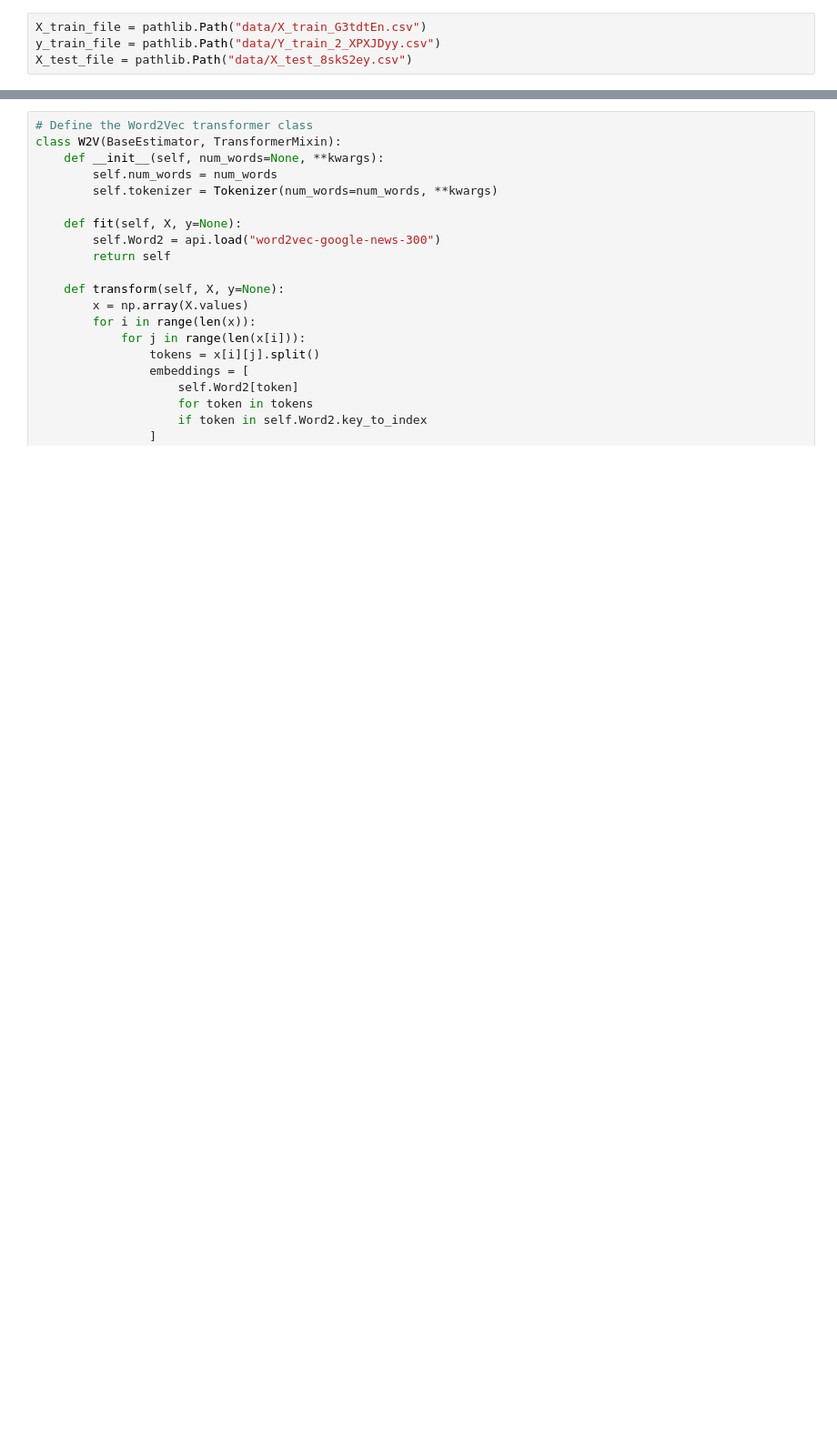
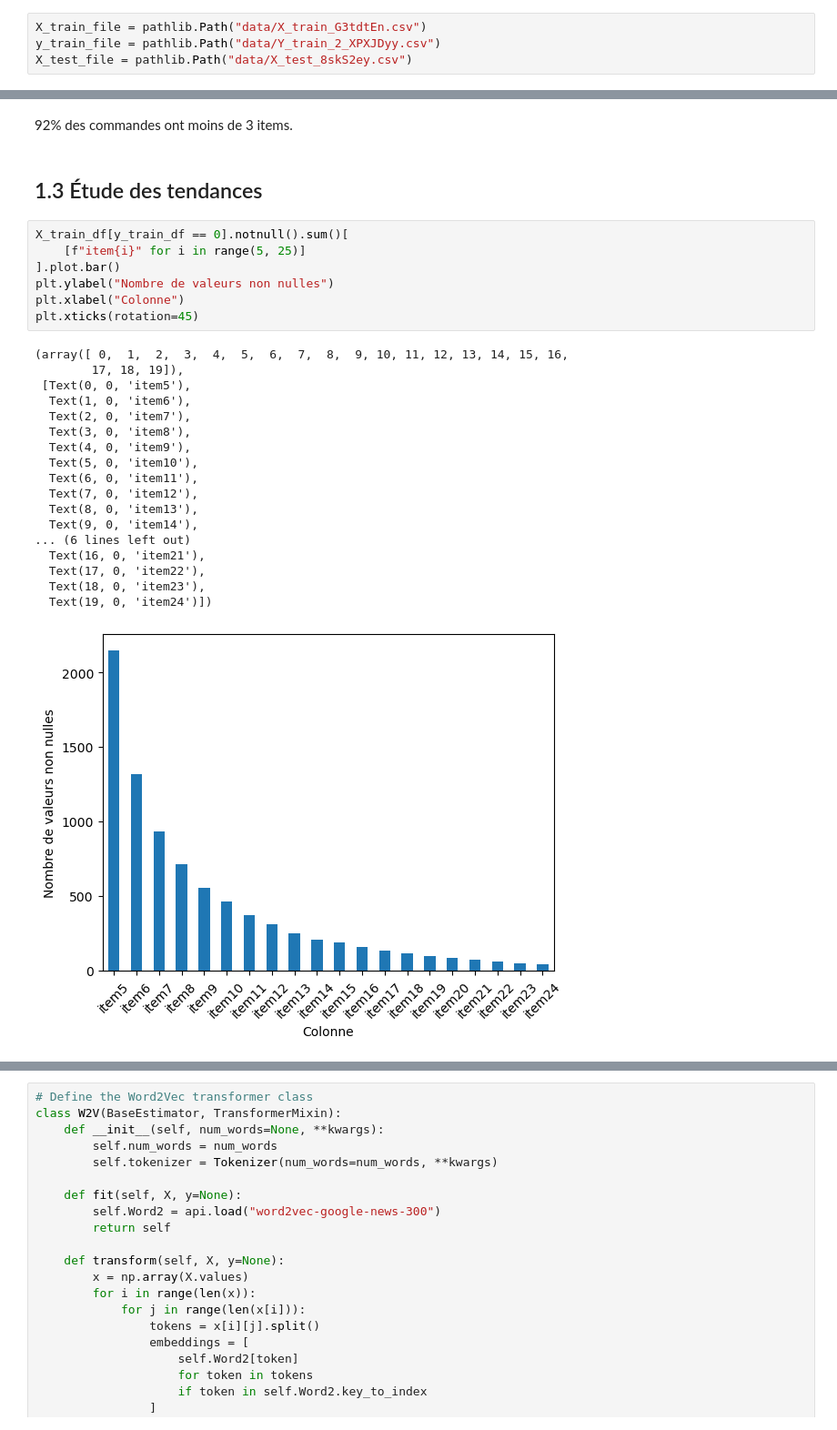
Before and after one commit to charles-zablit/challenge-STASC, a Jupyter notebook: test.ipynb, the cells around one changed output, grey strips where cells are left out. Shown: that part at 91% size. Drawn from its saved outputs; the diff is of its cells as text; blank space fills up the shorter version.

```diff
--- a/test.ipynb
+++ b/test.ipynb
@@ -31,0 +115,30 @@ X_test_file = pathlib.Path("data/X_test_8skS2ey.csv")
+# %% [markdown]
+92% des commandes ont moins de 3 items.
+# %% [markdown]
+## 1.3 Étude des tendances
+# %%
+X_train_df[y_train_df == 0].notnull().sum()[
+    [f"item{i}" for i in range(5, 25)]
+].plot.bar()
+plt.ylabel("Nombre de valeurs non nulles")
+plt.xlabel("Colonne")
+plt.xticks(rotation=45)
+# %% [output]
+(array([ 0,  1,  2,  3,  4,  5,  6,  7,  8,  9, 10, 11, 12, 13, 14, 15, 16,
+        17, 18, 19]),
+ [Text(0, 0, 'item5'),
+  Text(1, 0, 'item6'),
+  Text(2, 0, 'item7'),
+  Text(3, 0, 'item8'),
+  Text(4, 0, 'item9'),
+  Text(5, 0, 'item10'),
+  Text(6, 0, 'item11'),
+  Text(7, 0, 'item12'),
+  Text(8, 0, 'item13'),
+  Text(9, 0, 'item14'),
+... (6 lines left out)
+  Text(16, 0, 'item21'),
+  Text(17, 0, 'item22'),
+  Text(18, 0, 'item23'),
+  Text(19, 0, 'item24')])
+[figure, added]
```
Also changed, not shown: parts of 39 cells of this notebook, 1 other file.
